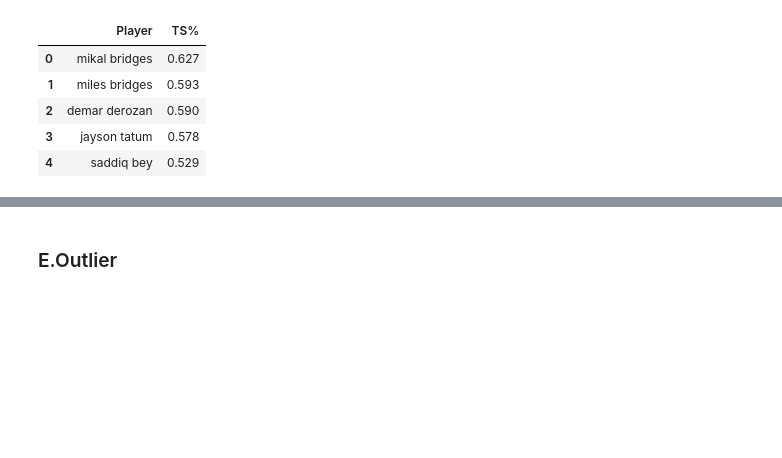
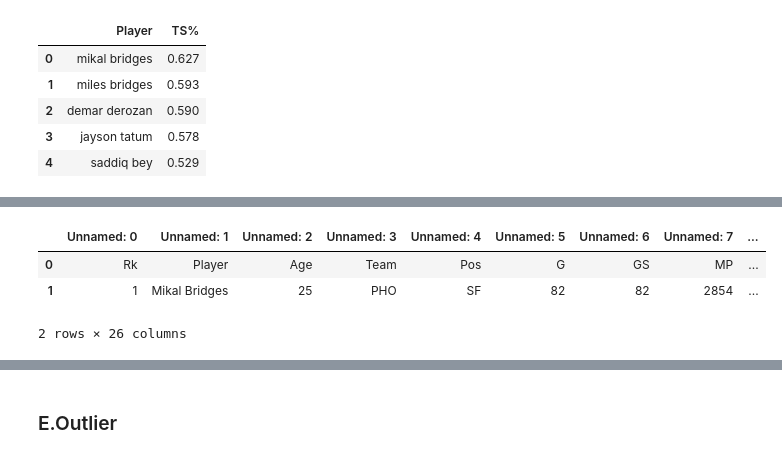
Before and after one commit to COGS108/Group135_WI26, a Jupyter notebook: 02-EDACheckpoint.ipynb, the cells around one changed output, grey strips where cells are left out. Drawn from its saved outputs; the diff is of its cells as text; code cells hidden in the pictures; blank space fills up the shorter version.

```diff
--- a/02-EDACheckpoint.ipynb
+++ b/02-EDACheckpoint.ipynb
@@ -630,5 +596,11 @@ ts_2022.head()
 # %%
 raw_OF2022 = pd.read_csv("data/00-raw/OF_datas/on-off-2022.csv")
+raw_OF2022.head(2)
+# %% [output]
+|  | Unnamed: 0 | Unnamed: 1 | Unnamed: 2 | Unnamed: 3 | Unnamed: 4 | Unnamed: 5 | Unnamed: 6 | Unnamed: 7 | ... |
+| 0 | Rk | Player | Age | Team | Pos | G | GS | MP | ... |
+| 1 | 1 | Mikal Bridges | 25 | PHO | SF | 82 | 82 | 2854 | ... |
+2 rows × 26 columns
 # %%
 #fixing orientation
 raw_OF2022.columns = raw_OF2022.iloc[0]
```
Also changed, not shown: parts of 34 cells of this notebook, 3 other files.
